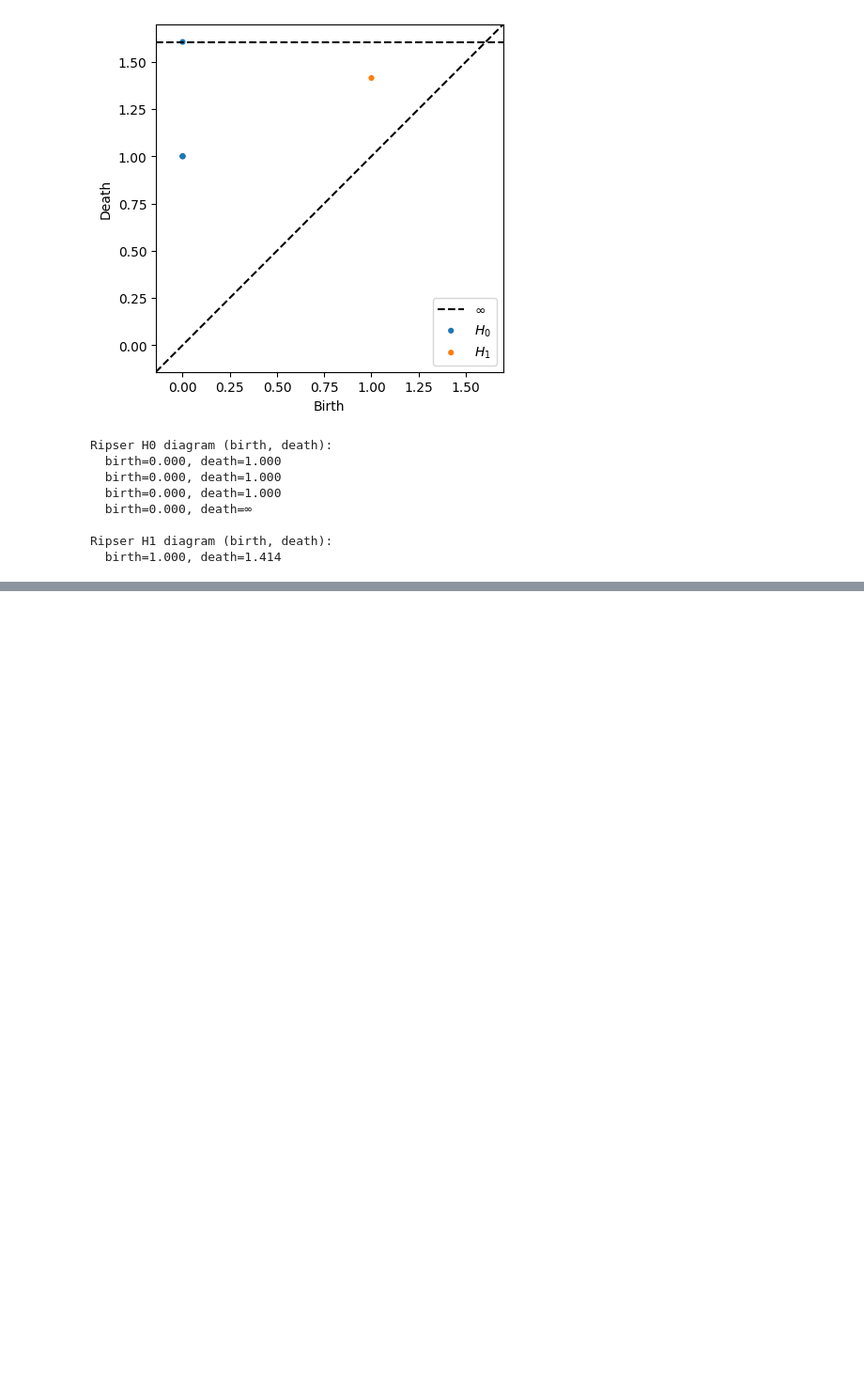
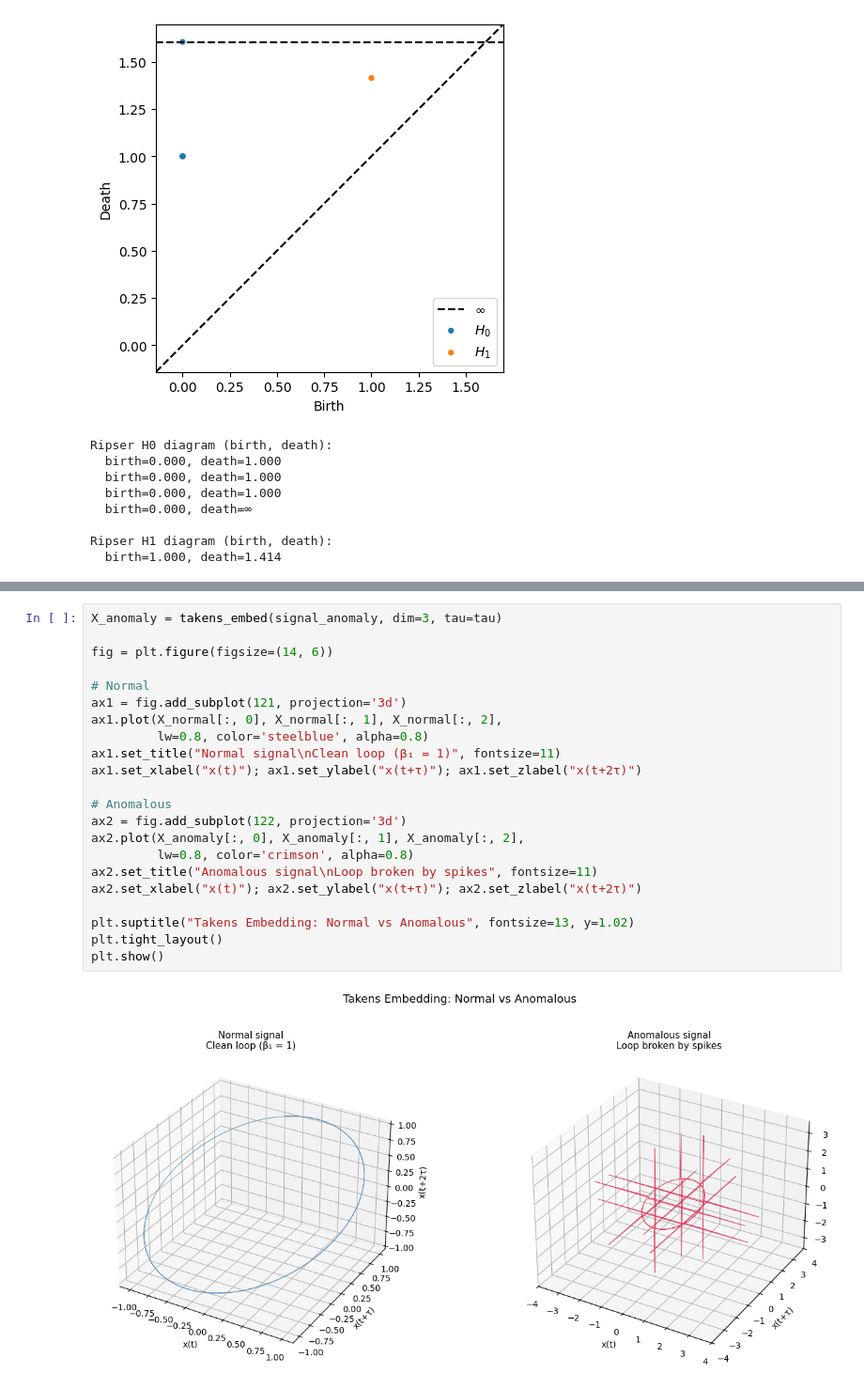
Before and after one commit to AdityaGhildiyal/TDA-Mlops, a Jupyter notebook: notebooks/phase1_appendix_A.ipynb, the cells around one changed output, grey strips where cells are left out. Shown at 94% size. Saved outputs shown, nothing was run; the diff lists cells and outputs as text; blank space fills up the shorter version.

```diff
--- a/notebooks/phase1_appendix_A.ipynb
+++ b/notebooks/phase1_appendix_A.ipynb
@@ -445,0 +583,24 @@ Ripser H1 diagram (birth, death):
+# %%
+X_anomaly = takens_embed(signal_anomaly, dim=3, tau=tau)
+
+fig = plt.figure(figsize=(14, 6))
+
+# Normal
+ax1 = fig.add_subplot(121, projection='3d')
+ax1.plot(X_normal[:, 0], X_normal[:, 1], X_normal[:, 2],
+         lw=0.8, color='steelblue', alpha=0.8)
+ax1.set_title("Normal signal\nClean loop (β₁ = 1)", fontsize=11)
+ax1.set_xlabel("x(t)"); ax1.set_ylabel("x(t+τ)"); ax1.set_zlabel("x(t+2τ)")
+
+# Anomalous
+ax2 = fig.add_subplot(122, projection='3d')
+ax2.plot(X_anomaly[:, 0], X_anomaly[:, 1], X_anomaly[:, 2],
+         lw=0.8, color='crimson', alpha=0.8)
+ax2.set_title("Anomalous signal\nLoop broken by spikes", fontsize=11)
+ax2.set_xlabel("x(t)"); ax2.set_ylabel("x(t+τ)"); ax2.set_zlabel("x(t+2τ)")
+
+plt.suptitle("Takens Embedding: Normal vs Anomalous", fontsize=13, y=1.02)
+plt.tight_layout()
+plt.show()
+# %% [output]
+[figure, added]
```
Also changed, not shown: parts of 7 cells of this notebook.
